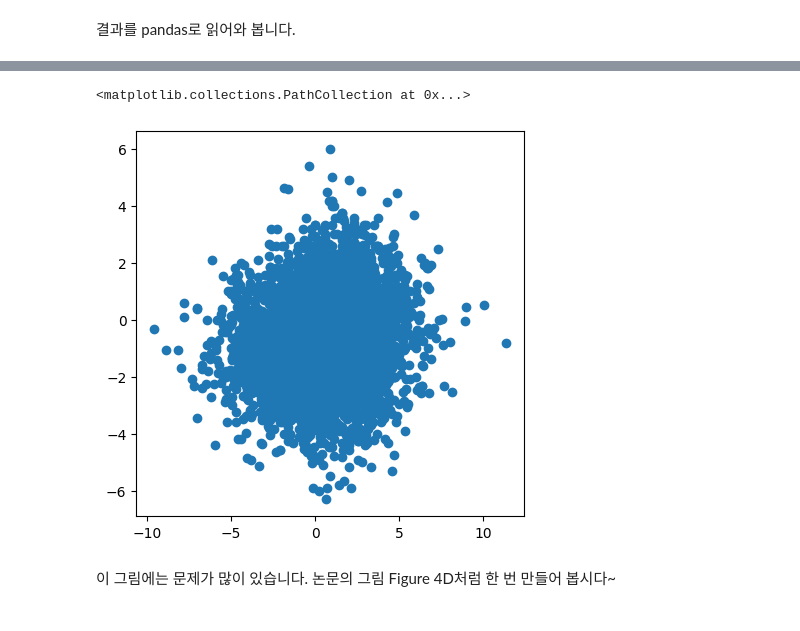
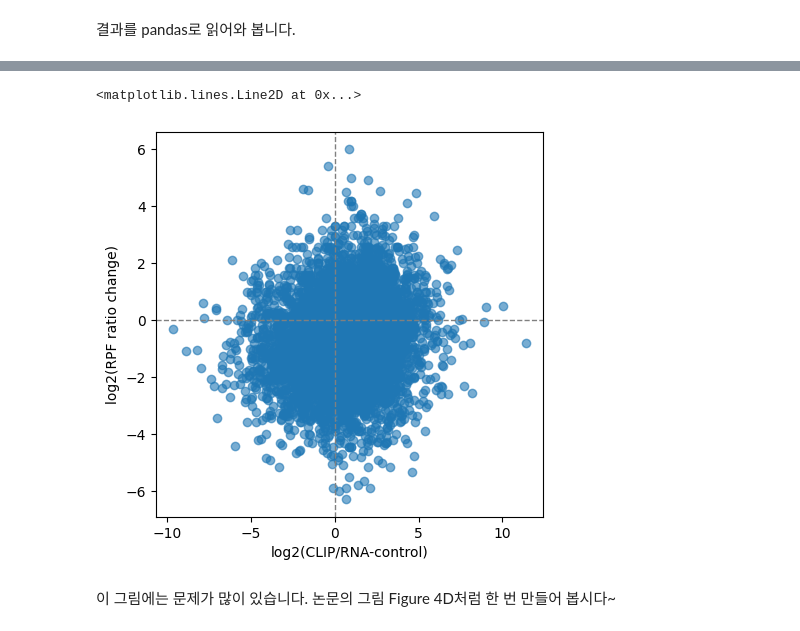
Before and after one commit to Hyeonnji/hyeonji-practice, a Jupyter notebook: CoLab_TermProj_2025_1.ipynb, the cells around one changed output, grey strips where cells are left out. Drawn from its saved outputs; the diff is of its cells as text; code cells hidden in the pictures.

Commit message:
Add enrichment and density change analysis with log2 plots

```diff
--- a/CoLab_TermProj_2025_1.ipynb
+++ b/CoLab_TermProj_2025_1.ipynb
@@ -234,15 +234,25 @@ cnts.head()
 | ENSMUSG00000102851.2 | chr1 | 3322980 | 3323459 | + | 480 | 3 | 0 | 0 | ... |
 | ENSMUSG00000103377.2 | chr1 | 3435954 | 3438772 | - | 2819 | 0 | 0 | 0 | ... |
-# %%
-from matplotlib import pyplot as plt
-import numpy as np
-
-fig, ax = plt.subplots(1, 1, figsize=(5, 5))
-ax.scatter(np.log2(cnts['clip_enrichment']),
-           np.log2(cnts['rden_change']))
-# %% [output]
-<matplotlib.collections.PathCollection at 0x...>
-[figure, removed]
+# %%
+import numpy as np
+import matplotlib.pyplot as plt
+
+# 0값은 log2 계산에 문제 → NaN으로 바꿔줌
+log_clip = np.log2(cnts['clip_enrichment'].replace(0, np.nan))
+log_rden = np.log2(cnts['rden_change'].replace(0, np.nan))
+
+# 산점도 그리기
+fig, ax = plt.subplots(1, 1, figsize=(5, 5))
+ax.scatter(log_clip, log_rden, alpha=0.6)
+
+# 축 라벨 및 기준선
+ax.set_xlabel('log2(CLIP/RNA-control)')
+ax.set_ylabel('log2(RPF ratio change)')
+ax.axhline(0, color='gray', linestyle='--', linewidth=1)
+ax.axvline(0, color='gray', linestyle='--', linewidth=1)
+# %% [output]
+<matplotlib.lines.Line2D at 0x...>
+[figure, added]
 # %% [markdown]
 이 그림에는 문제가 많이 있습니다. 논문의 그림 Figure 4D처럼 한 번 만들어 봅시다~
 # %%
```
Also changed, not shown: parts of 1 cell of this notebook.
